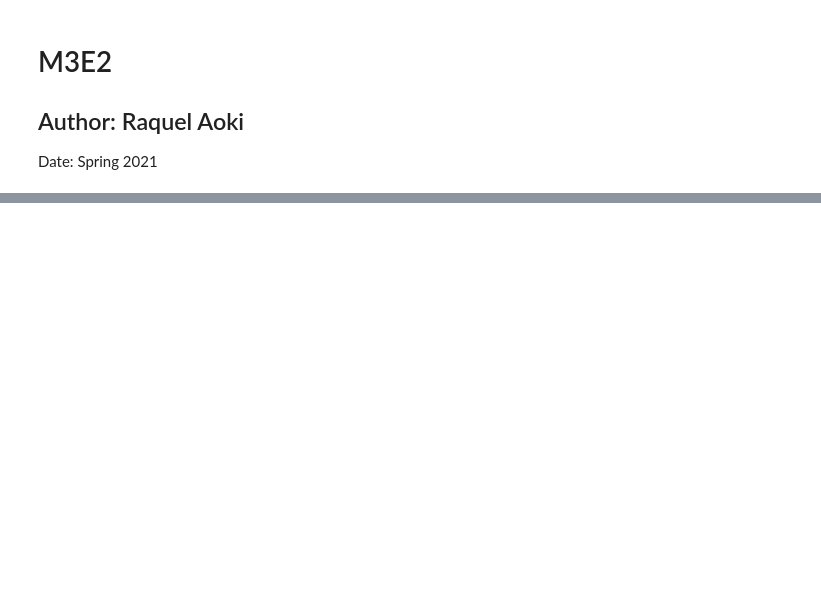
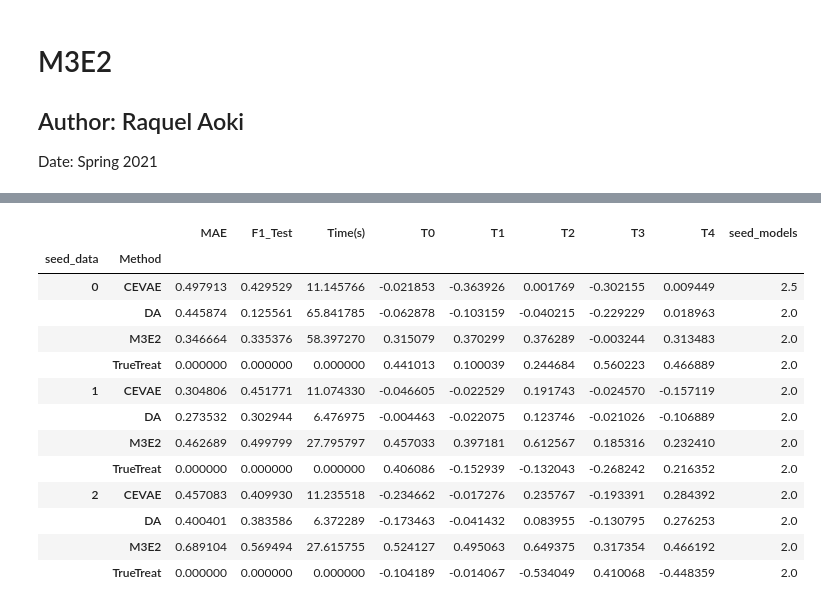
Before and after one commit to raquelaoki/M3E2, a Jupyter notebook: main.ipynb, the cells around one changed output, grey strips where cells are left out. Cells and saved outputs as stored; diff of their text form; code cells hidden in the pictures; blank space fills up the shorter version.

```diff
--- a/main.ipynb
+++ b/main.ipynb
@@ -330,3 +546,20 @@ GWAS simulated data initialized!
+# %%
+output.groupby(['seed_data','Method']).mean()
+# %% [output]
+|  |  | MAE | F1_Test | Time(s) | T0 | T1 | T2 | T3 | T4 | seed_models |
+| seed_data | Method |  |  |  |  |  |  |  |  |  |
+| 0 | CEVAE | 0.497913 | 0.429529 | 11.145766 | -0.021853 | -0.363926 | 0.001769 | -0.302155 | 0.009449 | 2.5 |
+|  | DA | 0.445874 | 0.125561 | 65.841785 | -0.062878 | -0.103159 | -0.040215 | -0.229229 | 0.018963 | 2.0 |
+|  | M3E2 | 0.346664 | 0.335376 | 58.397270 | 0.315079 | 0.370299 | 0.376289 | -0.003244 | 0.313483 | 2.0 |
+|  | TrueTreat | 0.000000 | 0.000000 | 0.000000 | 0.441013 | 0.100039 | 0.244684 | 0.560223 | 0.466889 | 2.0 |
+| 1 | CEVAE | 0.304806 | 0.451771 | 11.074330 | -0.046605 | -0.022529 | 0.191743 | -0.024570 | -0.157119 | 2.0 |
+|  | DA | 0.273532 | 0.302944 | 6.476975 | -0.004463 | -0.022075 | 0.123746 | -0.021026 | -0.106889 | 2.0 |
+|  | M3E2 | 0.462689 | 0.499799 | 27.795797 | 0.457033 | 0.397181 | 0.612567 | 0.185316 | 0.232410 | 2.0 |
+|  | TrueTreat | 0.000000 | 0.000000 | 0.000000 | 0.406086 | -0.152939 | -0.132043 | -0.268242 | 0.216352 | 2.0 |
+| 2 | CEVAE | 0.457083 | 0.409930 | 11.235518 | -0.234662 | -0.017276 | 0.235767 | -0.193391 | 0.284392 | 2.0 |
+|  | DA | 0.400401 | 0.383586 | 6.372289 | -0.173463 | -0.041432 | 0.083955 | -0.130795 | 0.276253 | 2.0 |
+|  | M3E2 | 0.689104 | 0.569494 | 27.615755 | 0.524127 | 0.495063 | 0.649375 | 0.317354 | 0.466192 | 2.0 |
+|  | TrueTreat | 0.000000 | 0.000000 | 0.000000 | -0.104189 | -0.014067 | -0.534049 | 0.410068 | -0.448359 | 2.0 |
 # %%
 import torch
 a = torch.randn(2, 2)
```
Also changed, not shown: parts of 4 cells of this notebook, 7 other files.
